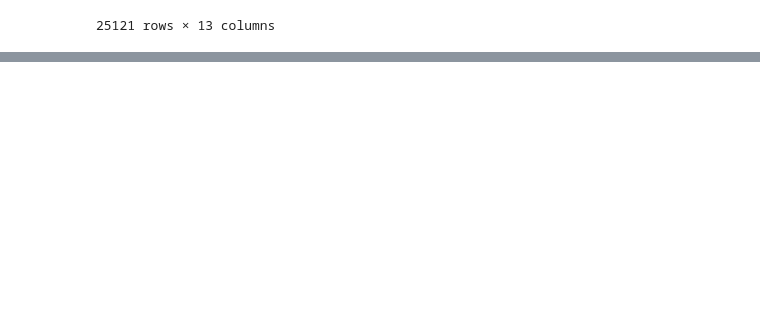
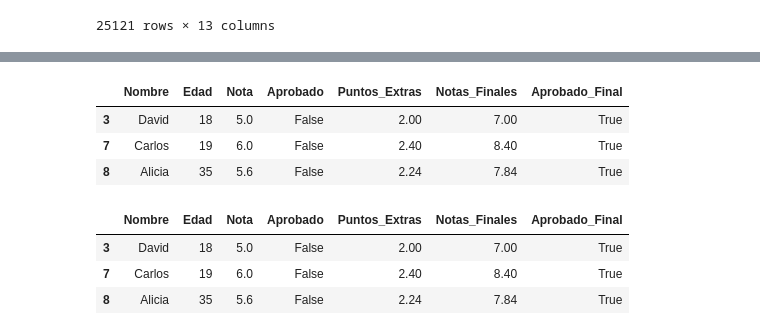
Before and after one commit to cadv1984/portafolio, a Jupyter notebook: inmuebles_cdmx.ipynb, the cells around one changed output, grey strips where cells are left out. Saved outputs shown, nothing was run; the diff lists cells and outputs as text; code cells hidden in the pictures; blank space fills up the shorter version.

```diff
--- a/inmuebles_cdmx.ipynb
+++ b/inmuebles_cdmx.ipynb
@@ -1203,0 +1250,4 @@ datos.to_csv('/content/drive/MyDrive/inmuebles_dev.csv', index=False,sep=';')
+# %%
+dat['Puntos_Extras'] = dat ['Nota'] * 0.4
+
+dat
@@ -1203,0 +1272,4 @@ datos.to_csv('/content/drive/MyDrive/inmuebles_dev.csv', index=False,sep=';')
+# %%
+dat['Notas_Finales'] = dat ['Nota'] * 1.4
+
+dat
@@ -1203,0 +1294,4 @@ datos.to_csv('/content/drive/MyDrive/inmuebles_dev.csv', index=False,sep=';')
+# %%
+dat['Aprobado_Final'] = dat ['Notas_Finales'].apply(lambda x: 'True' if x >= 7 else 'False')
+
+dat
@@ -1203,0 +1316,18 @@ datos.to_csv('/content/drive/MyDrive/inmuebles_dev.csv', index=False,sep=';')
+# %%
+selec = (dat ['Aprobado_Final'] == 'True') & (dat ['Aprobado'] == 'False')
+# %%
+dat[selec]
+# %% [output]
+|  | Nombre | Edad | Nota | Aprobado | Puntos_Extras | Notas_Finales | Aprobado_Final |
+| 3 | David | 18 | 5.0 | False | 2.00 | 7.00 | True |
+| 7 | Carlos | 19 | 6.0 | False | 2.40 | 8.40 | True |
+| 8 | Alicia | 35 | 5.6 | False | 2.24 | 7.84 | True |
+# %%
+selec = dat.query('Aprobado == "False" & Aprobado_Final == "True"')
+
+selec
+# %% [output]
+|  | Nombre | Edad | Nota | Aprobado | Puntos_Extras | Notas_Finales | Aprobado_Final |
+| 3 | David | 18 | 5.0 | False | 2.00 | 7.00 | True |
+| 7 | Carlos | 19 | 6.0 | False | 2.40 | 8.40 | True |
+| 8 | Alicia | 35 | 5.6 | False | 2.24 | 7.84 | True |
```
Also changed, not shown: parts of 4 cells of this notebook.
